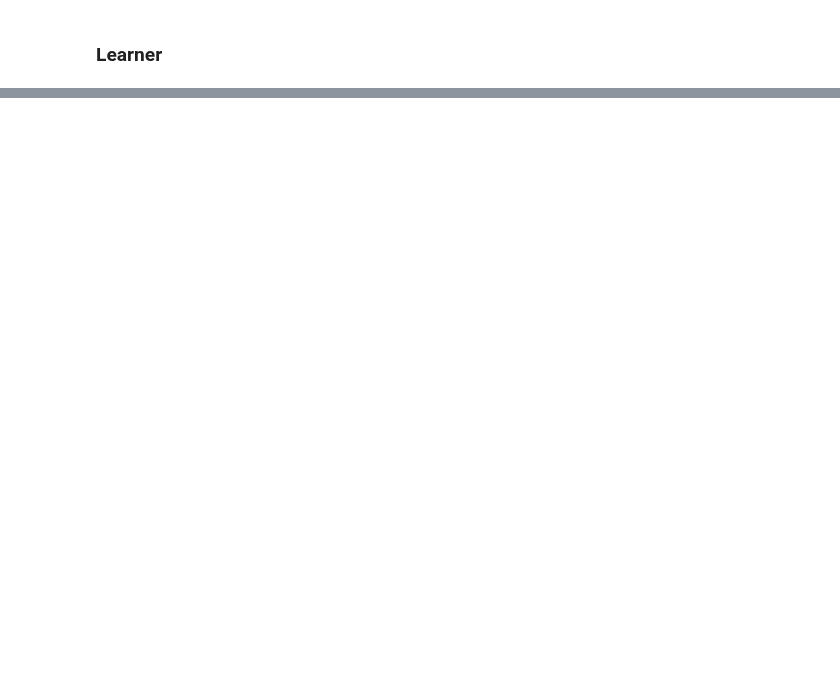
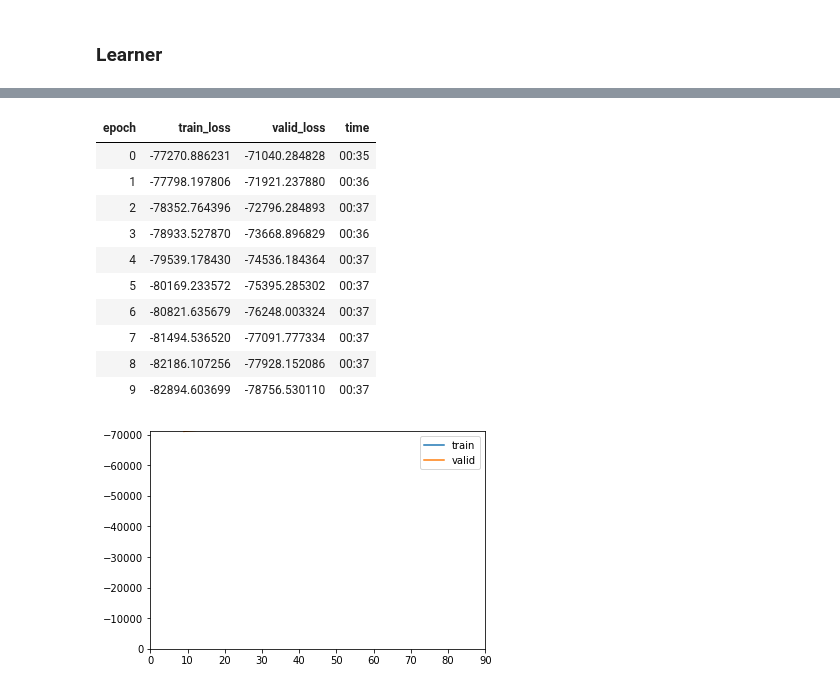
Before and after one commit to mone27/meteo_imp, a Jupyter notebook: lib_nbs/kalman/10_fastai.ipynb, the cells around one changed output, grey strips where cells are left out. Cells and saved outputs as stored; diff of their text form; code cells hidden in the pictures; blank space fills up the shorter version.

```diff
--- a/lib_nbs/kalman/10_fastai.ipynb
+++ b/lib_nbs/kalman/10_fastai.ipynb
@@ -1026,0 +1094,19 @@ learn.fit(10, 1e-3)
+# %%
+model64.use_smooth = False
+# %%
+learn64 = Learner(dls64, model64, loss_func=KalmanLoss(only_gap=False), cbs = [ShowGraphCallback, Float64Callback] )
+# %%
+learn64.fit(10, 1e-3)
+# %% [output]
+| epoch | train_loss | valid_loss | time |
+| 0 | -77270.886231 | -71040.284828 | 00:35 |
+| 1 | -77798.197806 | -71921.237880 | 00:36 |
+| 2 | -78352.764396 | -72796.284893 | 00:37 |
+| 3 | -78933.527870 | -73668.896829 | 00:36 |
+| 4 | -79539.178430 | -74536.184364 | 00:37 |
+| 5 | -80169.233572 | -75395.285302 | 00:37 |
+| 6 | -80821.635679 | -76248.003324 | 00:37 |
+| 7 | -81494.536520 | -77091.777334 | 00:37 |
+| 8 | -82186.107256 | -77928.152086 | 00:37 |
+| 9 | -82894.603699 | -78756.530110 | 00:37 |
+[figure, added]
```
Also changed, not shown: parts of 77 cells of this notebook, 10 other files.
